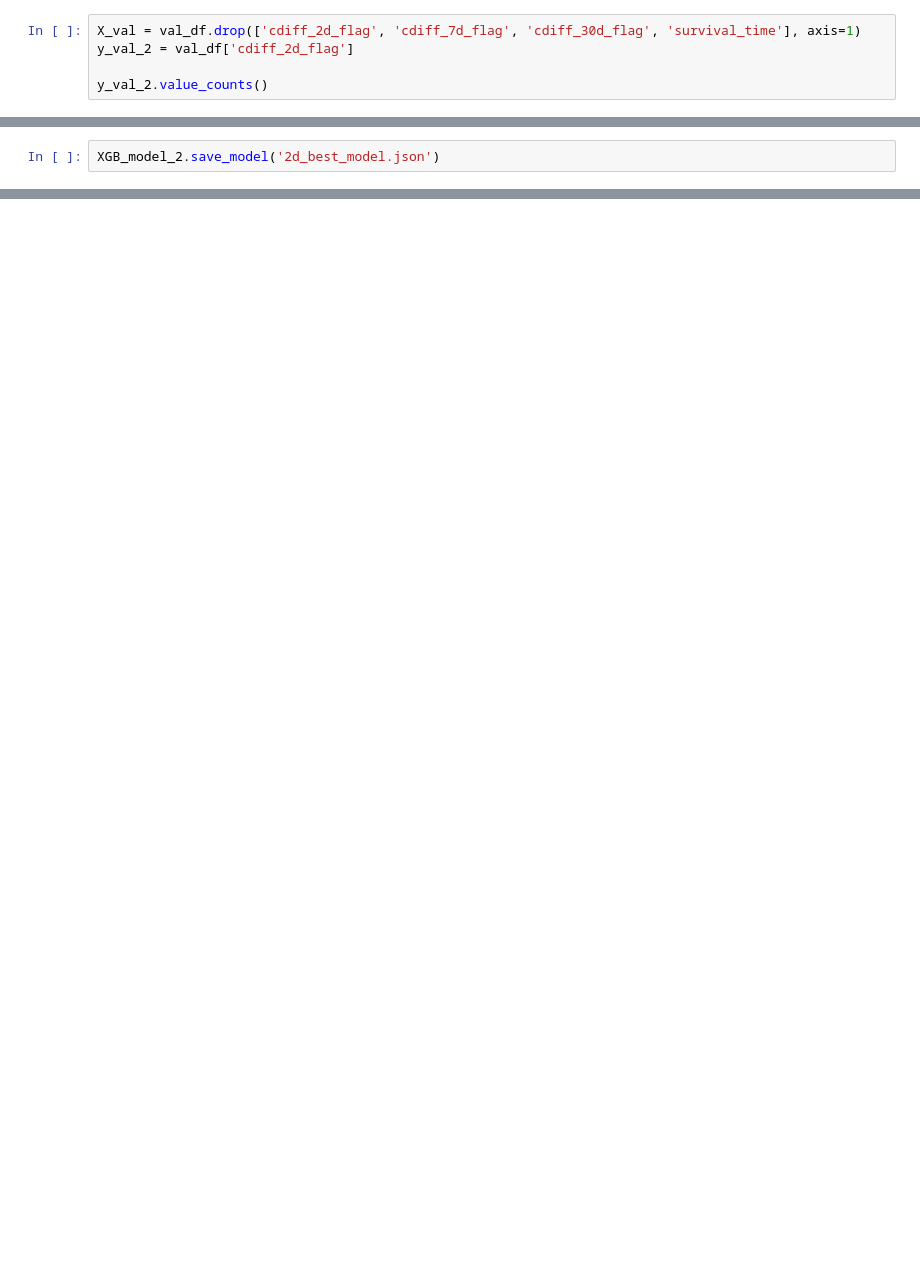
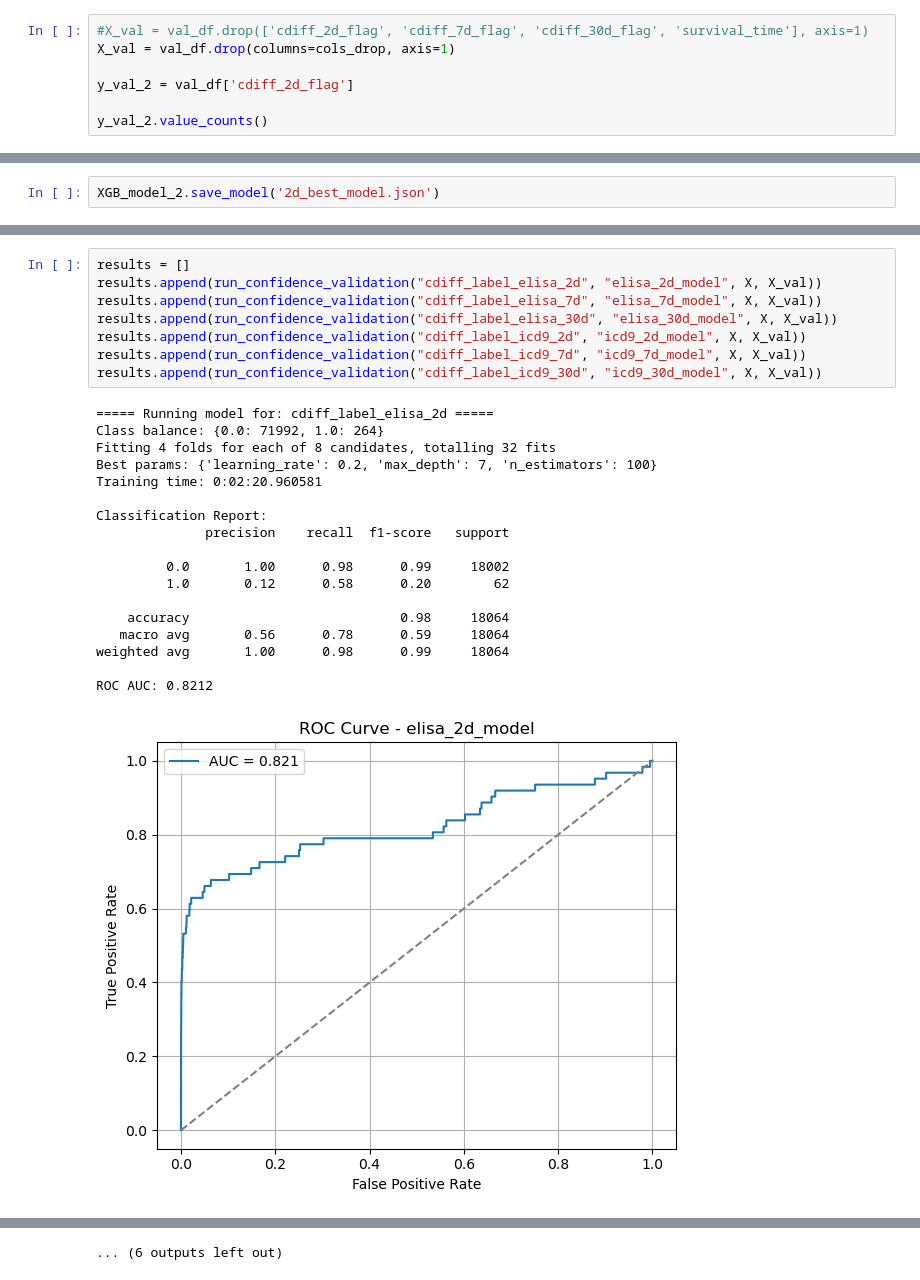
Before and after one commit to aszatrowski/predicting-cdiff, a Jupyter notebook: model_dev_fullset.ipynb, the cells around one changed output, grey strips where cells are left out. Cells and saved outputs as stored; diff of their text form; blank space fills up the shorter version.

```diff
--- a/model_dev_fullset.ipynb
+++ b/model_dev_fullset.ipynb
@@ -514,5 +481,7 @@ XGBClassifier(base_score=None, booster=None, callbacks=None,
 # %%
-X_val = val_df.drop(['cdiff_2d_flag', 'cdiff_7d_flag', 'cdiff_30d_flag', 'survival_time'], axis=1)
+#X_val = val_df.drop(['cdiff_2d_flag', 'cdiff_7d_flag', 'cdiff_30d_flag', 'survival_time'], axis=1)
+X_val = val_df.drop(columns=cols_drop, axis=1)
+
 y_val_2 = val_df['cdiff_2d_flag']
 
 y_val_2.value_counts()
@@ -605,0 +727,27 @@ plt.show()
+# %%
+results = []
+results.append(run_confidence_validation("cdiff_label_elisa_2d", "elisa_2d_model", X, X_val))
+results.append(run_confidence_validation("cdiff_label_elisa_7d", "elisa_7d_model", X, X_val))
+results.append(run_confidence_validation("cdiff_label_elisa_30d", "elisa_30d_model", X, X_val))
+results.append(run_confidence_validation("cdiff_label_icd9_2d", "icd9_2d_model", X, X_val))
+results.append(run_confidence_validation("cdiff_label_icd9_7d", "icd9_7d_model", X, X_val))
+results.append(run_confidence_validation("cdiff_label_icd9_30d", "icd9_30d_model", X, X_val))
+# %% [output]
+===== Running model for: cdiff_label_elisa_2d =====
+Class balance: {0.0: 71992, 1.0: 264}
+Fitting 4 folds for each of 8 candidates, totalling 32 fits
+Best params: {'learning_rate': 0.2, 'max_depth': 7, 'n_estimators': 100}
+Training time: 0:02:20.960581
+
+Classification Report:
+              precision    recall  f1-score   support
+
+         0.0       1.00      0.98      0.99     18002
+         1.0       0.12      0.58      0.20        62
+
+    accuracy                           0.98     18064
+   macro avg       0.56      0.78      0.59     18064
+weighted avg       1.00      0.98      0.99     18064
+
+ROC AUC: 0.8212
+[figure, added]
@@ -605,0 +812 @@ plt.show()
+... (6 outputs left out)
```
Also changed, not shown: parts of 32 cells of this notebook, 10 other files.
